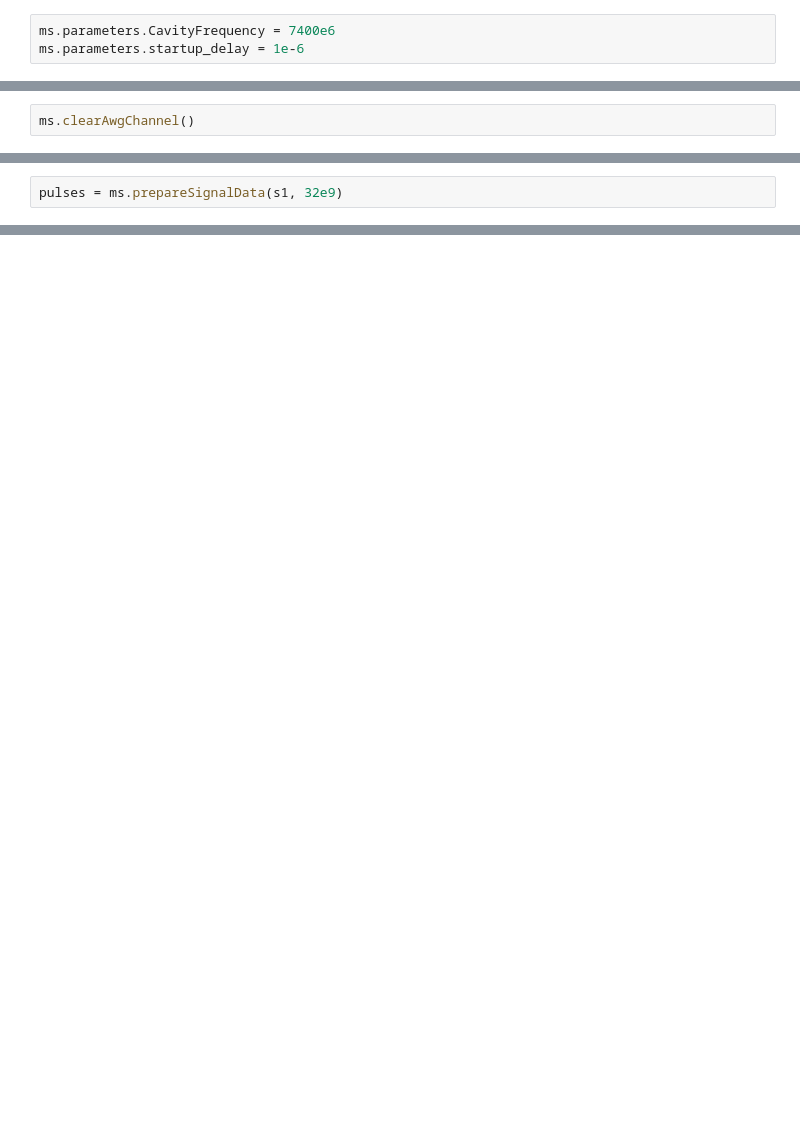
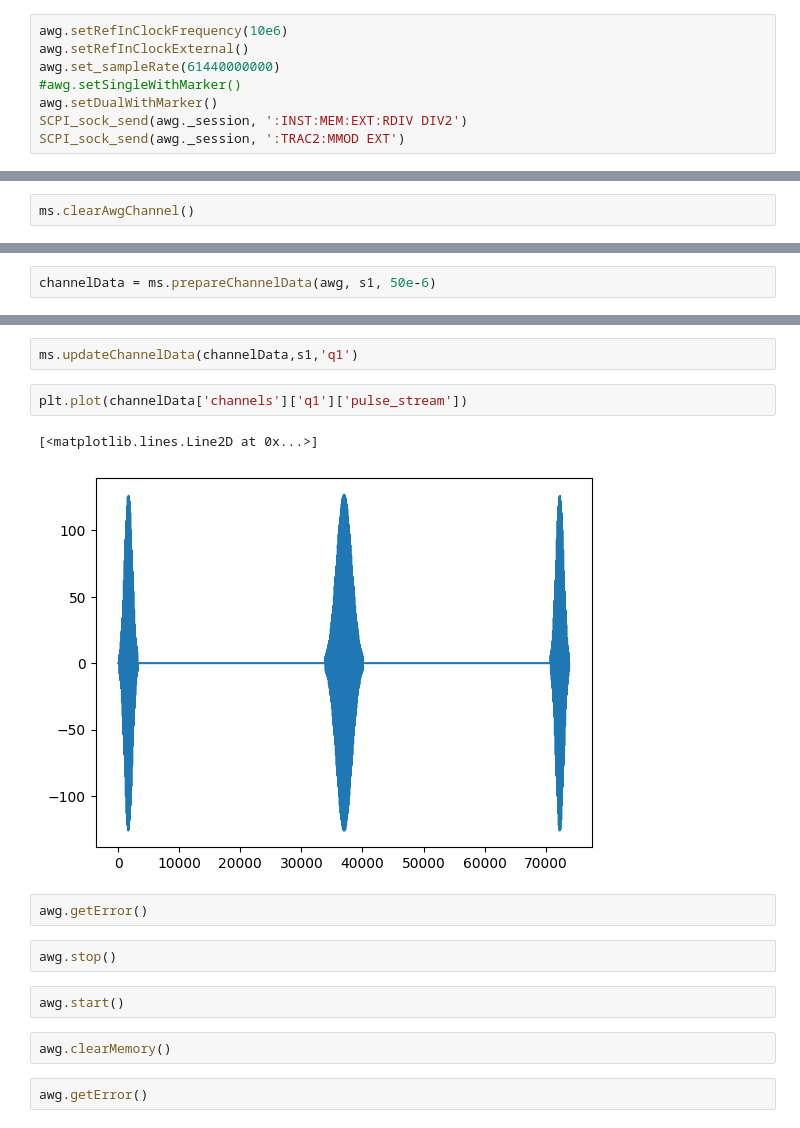
Before and after one commit to Rouxinol-Research-Lab/MeasurementsLFDQ, a Jupyter notebook: PulseGeneratorExample.ipynb, the cells around one changed output, grey strips where cells are left out. Saved outputs shown, nothing was run; the diff lists cells and outputs as text; blank space fills up the shorter version.

```diff
--- a/PulseGeneratorExample.ipynb
+++ b/PulseGeneratorExample.ipynb
@@ -46,3 +72,8 @@ ms = MeasurementSystem('LFDQ')
-# %%
-ms.parameters.CavityFrequency = 7400e6
-ms.parameters.startup_delay = 1e-6
+# %%
+awg.setRefInClockFrequency(10e6)
+awg.setRefInClockExternal()
+awg.set_sampleRate(61440000000)
+#awg.setSingleWithMarker()
+awg.setDualWithMarker()
+SCPI_sock_send(awg._session, ':INST:MEM:EXT:RDIV DIV2')
+SCPI_sock_send(awg._session, ':TRAC2:MMOD EXT')
@@ -54,2 +87,2 @@ ms.connectToAwgChannel(2,'m1', 70e6, True)
 # %%
-pulses = ms.prepareSignalData(s1, 32e9)
+channelData = ms.prepareChannelData(awg, s1, 50e-6)
@@ -75,0 +89,17 @@ pulses
+# %%
+ms.updateChannelData(channelData,s1,'q1')
+# %%
+plt.plot(channelData['channels']['q1']['pulse_stream'])
+# %% [output]
+[<matplotlib.lines.Line2D at 0x...>]
+[figure, added]
+# %%
+awg.getError()
+# %%
+awg.stop()
+# %%
+awg.start()
+# %%
+awg.clearMemory()
+# %%
+awg.getError()
```
Also changed, not shown: parts of 20 cells of this notebook, 3 other files.
